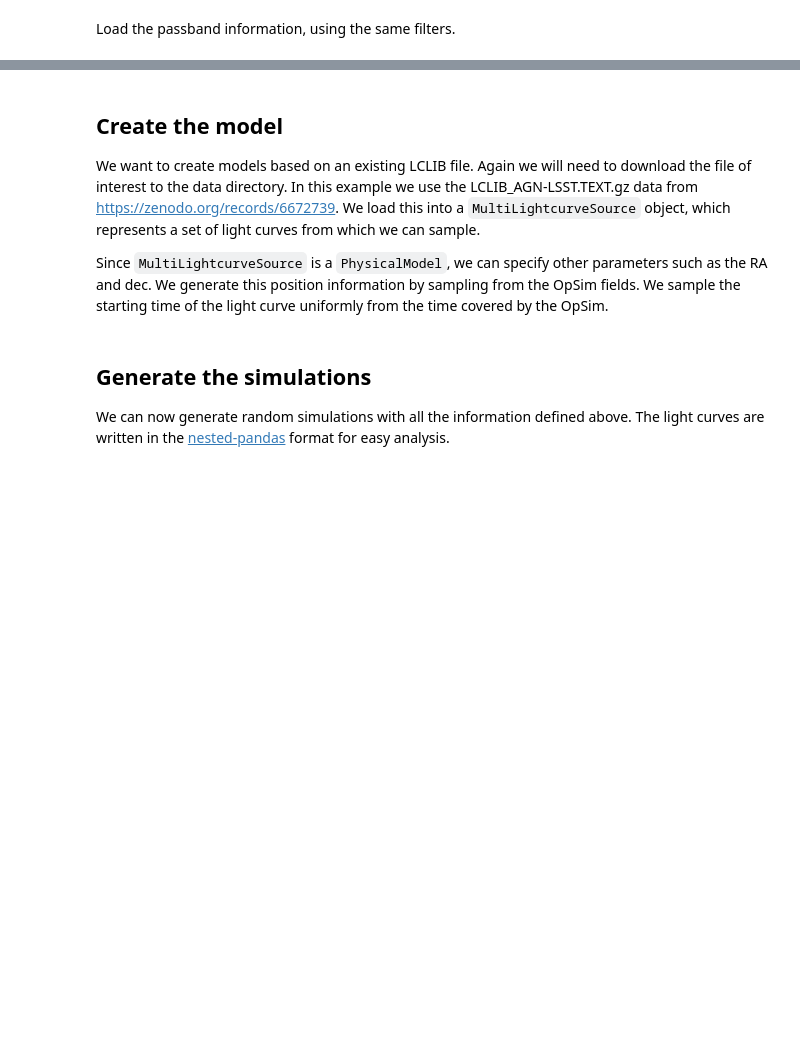
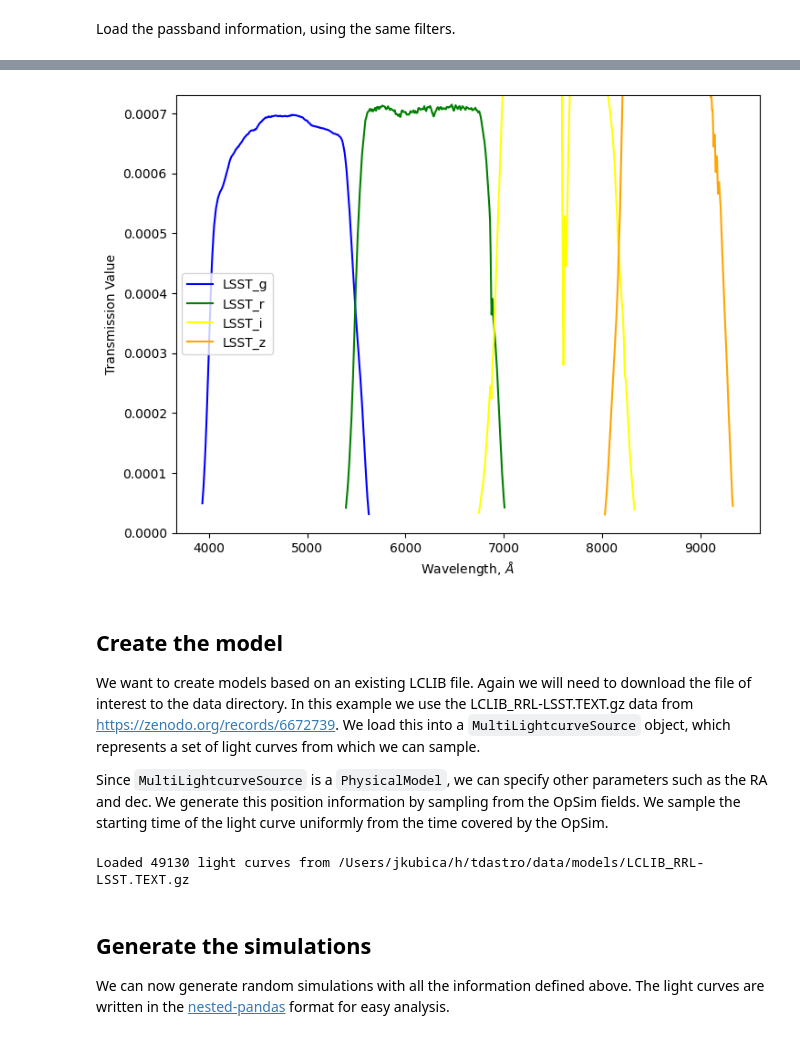
Before and after one commit to lincc-frameworks/tdastro, a Jupyter notebook: docs/notebooks/pre_executed/lclib_example.ipynb, the cells around one changed output, grey strips where cells are left out. Cells and saved outputs as stored; diff of their text form; code cells hidden in the pictures; blank space fills up the shorter version.

```diff
--- a/docs/notebooks/pre_executed/lclib_example.ipynb
+++ b/docs/notebooks/pre_executed/lclib_example.ipynb
@@ -45,12 +50,13 @@ Load the passband information, using the same filters.
 # %%
 # Load the passband data for the griz filters only.
 table_dir = _TDASTRO_BASE_DATA_DIR / "passbands" / "LSST"
-passband_group = PassbandGroup(
+passband_group = PassbandGroup.from_preset(
     preset="LSST",
-    filters_to_load=filters,
+    filters=filters,
     units="nm",
     trim_quantile=0.001,
     delta_wave=1,
     table_dir=table_dir,
 )
 passband_group.plot()
+# %% [output]
@@ -57,11 +76,12 @@ passband_group.plot()
+[figure, added]
 # %% [markdown]
 ## Create the model
 
-We want to create models based on an existing LCLIB file. Again we will need to download the file of interest to the data directory.  In this example we use the LCLIB_AGN-LSST.TEXT.gz data from https://zenodo.org/records/6672739.  We load this into a `MultiLightcurveSource` object, which represents a set of light curves from which we can sample.
+We want to create models based on an existing LCLIB file. Again we will need to download the file of interest to the data directory.  In this example we use the LCLIB_RRL-LSST.TEXT.gz data from https://zenodo.org/records/6672739.  We load this into a `MultiLightcurveSource` object, which represents a set of light curves from which we can sample.
 
 Since `MultiLightcurveSource` is a `PhysicalModel`, we can specify other parameters such as the RA and dec.  We generate this position information by sampling from the OpSim fields. We sample the starting time of the light curve uniformly from the time covered by the OpSim.
 # %%
-lc_file = _TDASTRO_BASE_DATA_DIR / "models" / "LCLIB_AGN-LSST.TEXT.gz"
+lc_file = _TDASTRO_BASE_DATA_DIR / "models" / "LCLIB_RRL-LSST.TEXT.gz"
 
 # Use an OpSim based sampler for position.
 ra_dec_sampler = OpSimRADECSampler(
@@ -85,6 +105,8 @@ source = MultiLightcurveSource.from_lclib_file(
 )
 
 print(f"Loaded {len(source)} light curves from {lc_file}")
+# %% [output]
+Loaded 49130 light curves from /Users/jkubica/h/tdastro/data/models/LCLIB_RRL-LSST.TEXT.gz
 # %% [markdown]
 ## Generate the simulations
 
```
Also changed, not shown: parts of 6 cells of this notebook, 2 other files.
